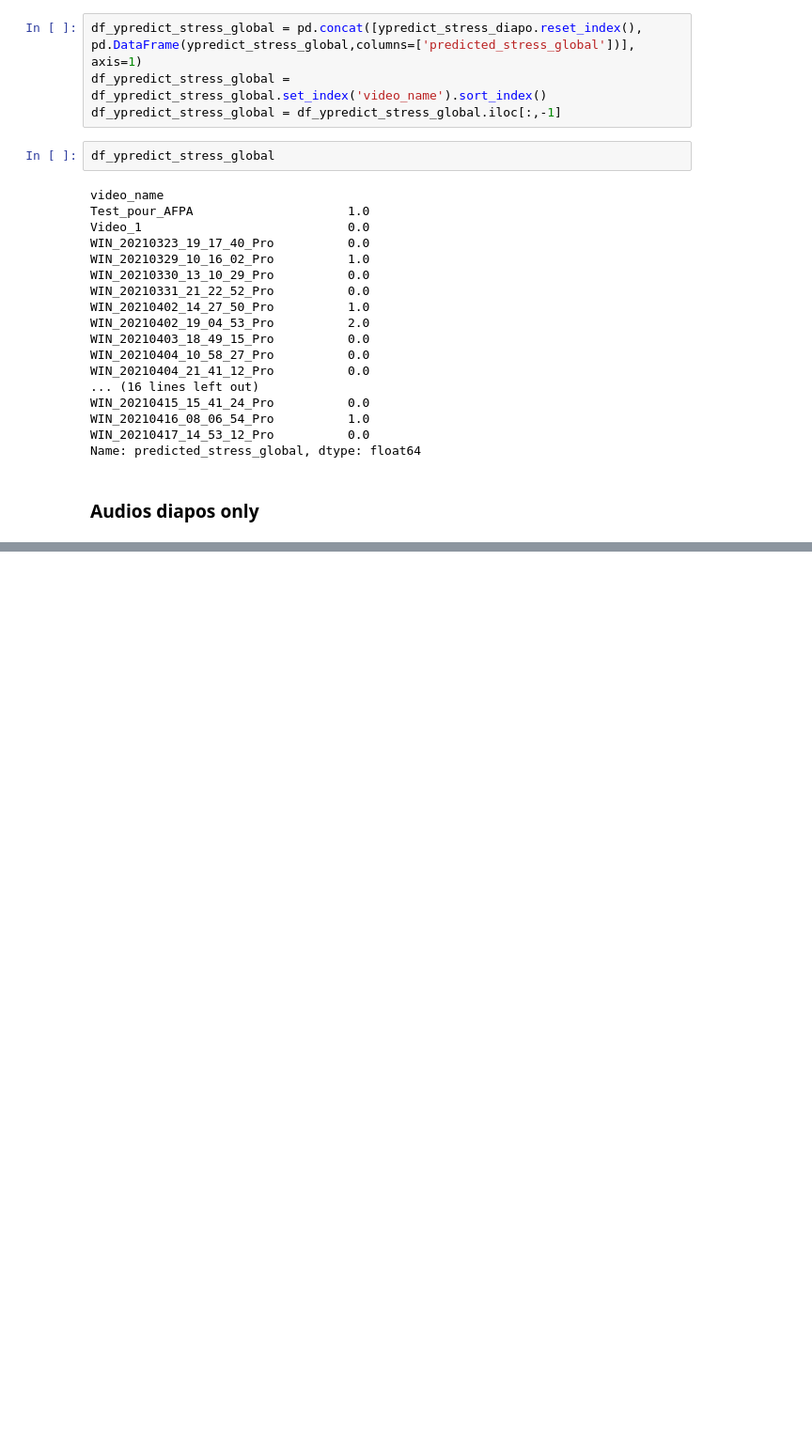
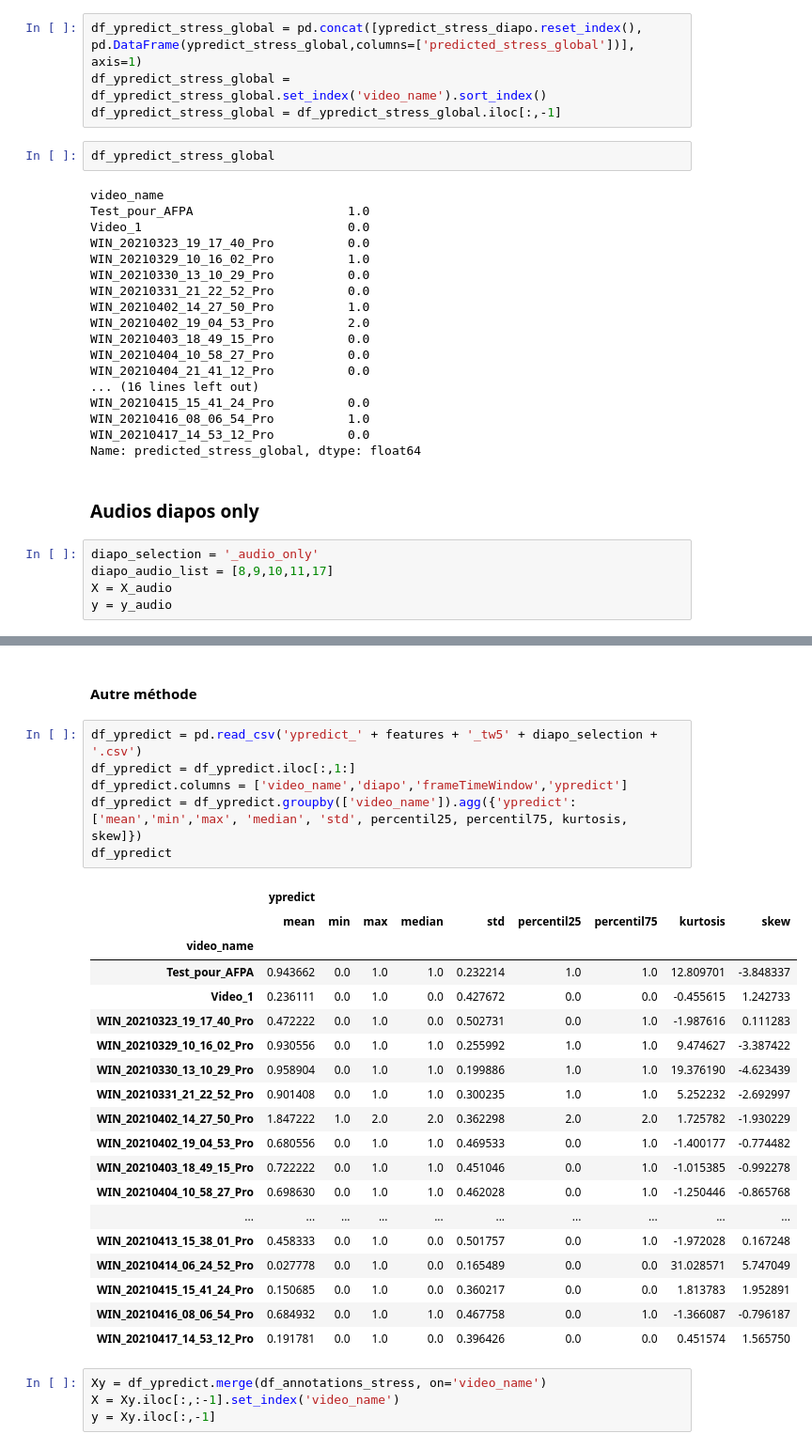
Before and after one commit to Projet-Fil-Rouge-AFPA/filrouge, a Jupyter notebook: Notebook_Laurent_2_emobase_TimeWindow.ipynb, the cells around one changed output, grey strips where cells are left out. Shown at 94% size. Cells and saved outputs as stored; diff of their text form; blank space fills up the shorter version.

Commit message:
Nouvelle version audio

```diff
--- a/Notebook_Laurent_2_emobase_TimeWindow.ipynb
+++ b/Notebook_Laurent_2_emobase_TimeWindow.ipynb
@@ -780,3 +801,8 @@ WIN_20210417_14_53_12_Pro          0.0
 Name: predicted_stress_global, dtype: float64
 # %% [markdown]
 ### Audios diapos only
+# %%
+diapo_selection = '_audio_only'
+diapo_audio_list = [8,9,10,11,17]
+X = X_audio
+y = y_audio
@@ -782,0 +1425,32 @@ Name: predicted_stress_global, dtype: float64
+# %% [markdown]
+#### Autre méthode
+# %%
+df_ypredict = pd.read_csv('ypredict_' + features + '_tw5' + diapo_selection + '.csv')
+df_ypredict = df_ypredict.iloc[:,1:]
+df_ypredict.columns = ['video_name','diapo','frameTimeWindow','ypredict']
+df_ypredict = df_ypredict.groupby(['video_name']).agg({'ypredict': ['mean','min','max', 'median', 'std', percentil25, percentil75, kurtosis, skew]})
+df_ypredict
+# %% [output]
+|  | ypredict |  |  |  |  |  |  |  |  |
+|  | mean | min | max | median | std | percentil25 | percentil75 | kurtosis | skew |
+| video_name |  |  |  |  |  |  |  |  |  |
+| Test_pour_AFPA | 0.943662 | 0.0 | 1.0 | 1.0 | 0.232214 | 1.0 | 1.0 | 12.809701 | -3.848337 |
+| Video_1 | 0.236111 | 0.0 | 1.0 | 0.0 | 0.427672 | 0.0 | 0.0 | -0.455615 | 1.242733 |
+| WIN_20210323_19_17_40_Pro | 0.472222 | 0.0 | 1.0 | 0.0 | 0.502731 | 0.0 | 1.0 | -1.987616 | 0.111283 |
+| WIN_20210329_10_16_02_Pro | 0.930556 | 0.0 | 1.0 | 1.0 | 0.255992 | 1.0 | 1.0 | 9.474627 | -3.387422 |
+| WIN_20210330_13_10_29_Pro | 0.958904 | 0.0 | 1.0 | 1.0 | 0.199886 | 1.0 | 1.0 | 19.376190 | -4.623439 |
+| WIN_20210331_21_22_52_Pro | 0.901408 | 0.0 | 1.0 | 1.0 | 0.300235 | 1.0 | 1.0 | 5.252232 | -2.692997 |
+| WIN_20210402_14_27_50_Pro | 1.847222 | 1.0 | 2.0 | 2.0 | 0.362298 | 2.0 | 2.0 | 1.725782 | -1.930229 |
+| WIN_20210402_19_04_53_Pro | 0.680556 | 0.0 | 1.0 | 1.0 | 0.469533 | 0.0 | 1.0 | -1.400177 | -0.774482 |
+| WIN_20210403_18_49_15_Pro | 0.722222 | 0.0 | 1.0 | 1.0 | 0.451046 | 0.0 | 1.0 | -1.015385 | -0.992278 |
+| WIN_20210404_10_58_27_Pro | 0.698630 | 0.0 | 1.0 | 1.0 | 0.462028 | 0.0 | 1.0 | -1.250446 | -0.865768 |
+| ... | ... | ... | ... | ... | ... | ... | ... | ... | ... |
+| WIN_20210413_15_38_01_Pro | 0.458333 | 0.0 | 1.0 | 0.0 | 0.501757 | 0.0 | 1.0 | -1.972028 | 0.167248 |
+| WIN_20210414_06_24_52_Pro | 0.027778 | 0.0 | 1.0 | 0.0 | 0.165489 | 0.0 | 0.0 | 31.028571 | 5.747049 |
+| WIN_20210415_15_41_24_Pro | 0.150685 | 0.0 | 1.0 | 0.0 | 0.360217 | 0.0 | 0.0 | 1.813783 | 1.952891 |
+| WIN_20210416_08_06_54_Pro | 0.684932 | 0.0 | 1.0 | 1.0 | 0.467758 | 0.0 | 1.0 | -1.366087 | -0.796187 |
+| WIN_20210417_14_53_12_Pro | 0.191781 | 0.0 | 1.0 | 0.0 | 0.396426 | 0.0 | 0.0 | 0.451574 | 1.565750 |
+# %%
+Xy = df_ypredict.merge(df_annotations_stress, on='video_name')
+X = Xy.iloc[:,:-1].set_index('video_name')
+y = Xy.iloc[:,-1]
```
Also changed, not shown: parts of 51 cells of this notebook, 3 other files.
